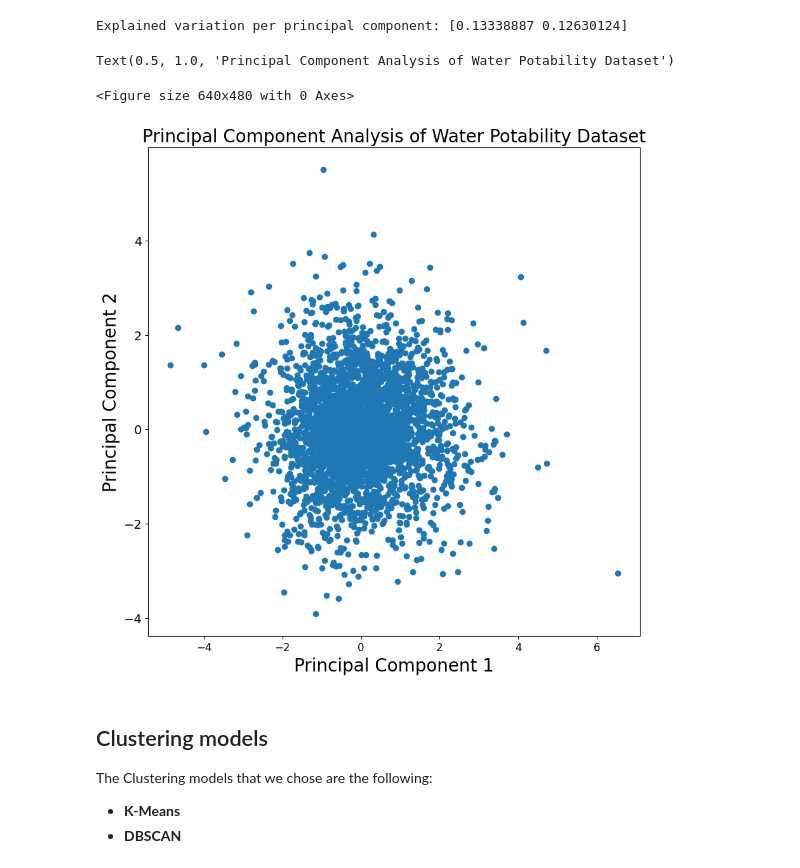
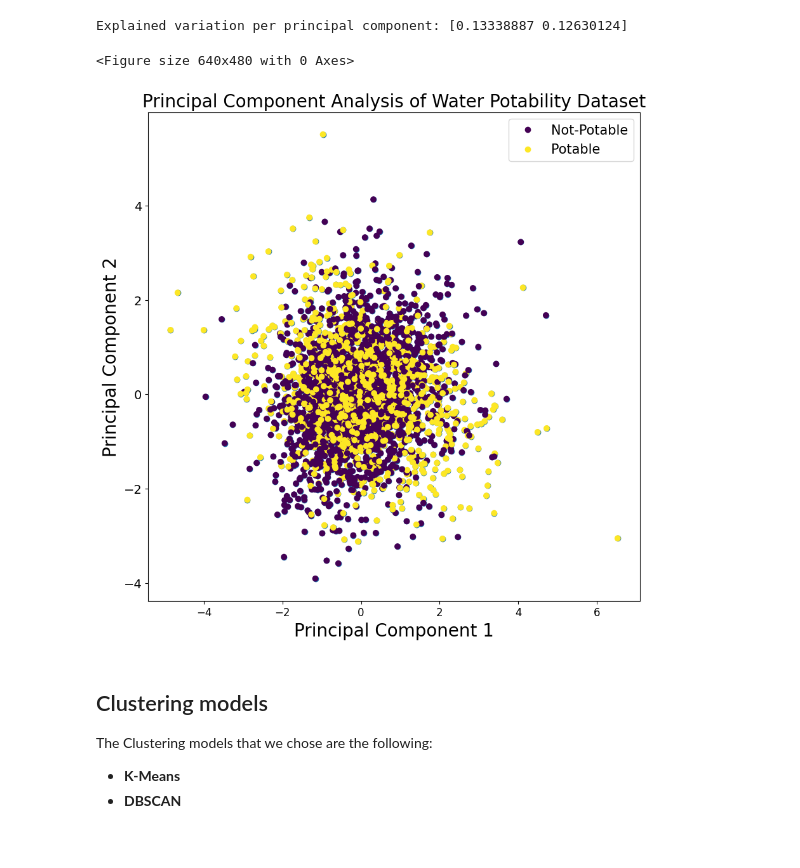
Before and after one commit to opon13/Drinking-water-potability-analysis-in-Python, a Jupyter notebook: Model-building phase.ipynb, the cells around one changed output. Saved outputs shown, nothing was run; the diff lists cells and outputs as text; code cells hidden in the pictures.

```diff
--- a/Model-building phase.ipynb
+++ b/Model-building phase.ipynb
@@ -691,6 +691,7 @@ Another use case of unsupervised learning is dimensionality reduction. Dimension
 ## Data Preprocessing
 # %%
 df_w100 = pd.DataFrame(water100, columns = water.columns)
+y_w100=df_w100['Potability']
 df_w100=df_w100.drop(columns='Potability')
 df_w100.head()
 # %% [output]
@@ -730,8 +730,9 @@ df_w100_pca = pca.fit_transform(df_w100)
 
 explained_variance = pca.explained_variance_ratio_
 # %%
-pca_df_w100 = pd.DataFrame(data = df_w100_pca
-             , columns = ['principal component 1', 'principal component 2'])
+pca_df_w100 = pd.DataFrame(data = df_w100_pca,
+                           columns = ['principal component 1', 'principal component 2']
+                          )
 # %%
 print('Explained variation per principal component: {}'.format(explained_variance))
 # %% [output]
@@ -739,16 +740,23 @@ Explained variation per principal component: [0.13338887 0.12630124]
 # %%
 plt.figure()
 plt.figure(figsize=(10,10))
 plt.xticks(fontsize=12)
 plt.yticks(fontsize=14)
 plt.xlabel('Principal Component 1',fontsize=20)
 plt.ylabel('Principal Component 2',fontsize=20)
 plt.scatter(x=pca_df_w100['principal component 1'],y=pca_df_w100['principal component 2'])
 plt.title("Principal Component Analysis of Water Potability Dataset",fontsize=20)
+
+
+plot=plt.scatter(x=pca_df_w100[ 'principal component 1'],
+            y=pca_df_w100[ 'principal component 2'],
+            c = y_w100)
+
+plt.legend(plot.legend_elements()[0], ['Not-Potable','Potable'],prop={'size': 15})
+plt.show()
 # %% [output]
-Text(0.5, 1.0, 'Principal Component Analysis of Water Potability Dataset')
+<Figure size 640x480 with 0 Axes>
-<Figure size 640x480 with 0 Axes>
-[figure, old version]
+[figure, new version]
 # %% [markdown]
 ## Clustering models
 The Clustering models that we chose are the following:
```
Also changed, not shown: parts of 2 cells of this notebook.
